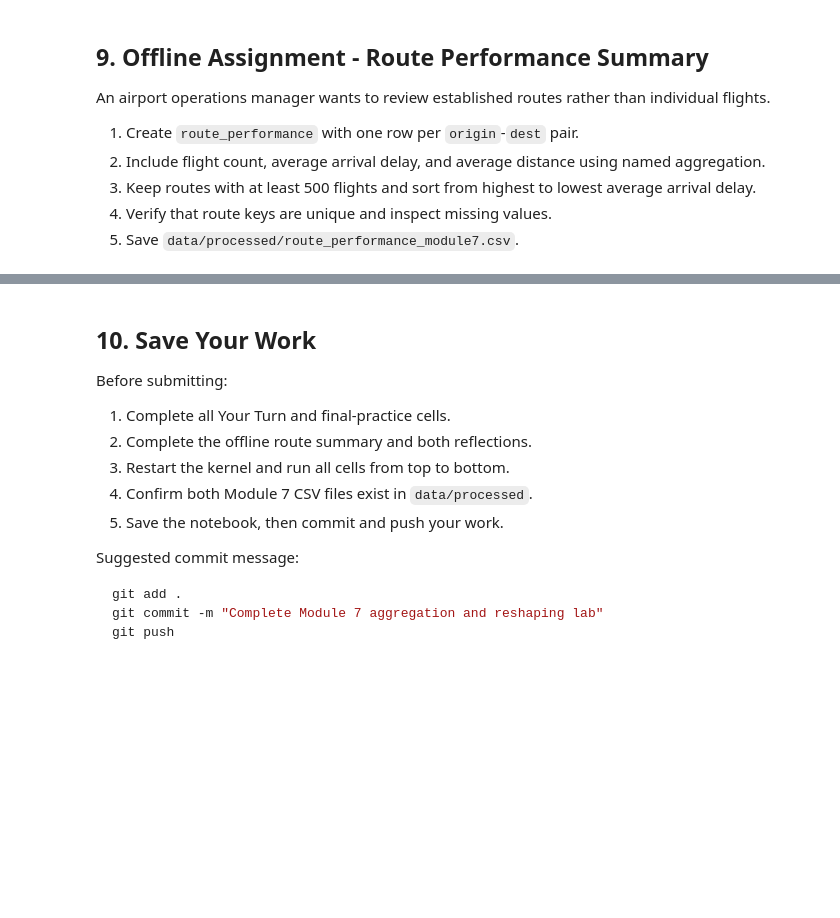
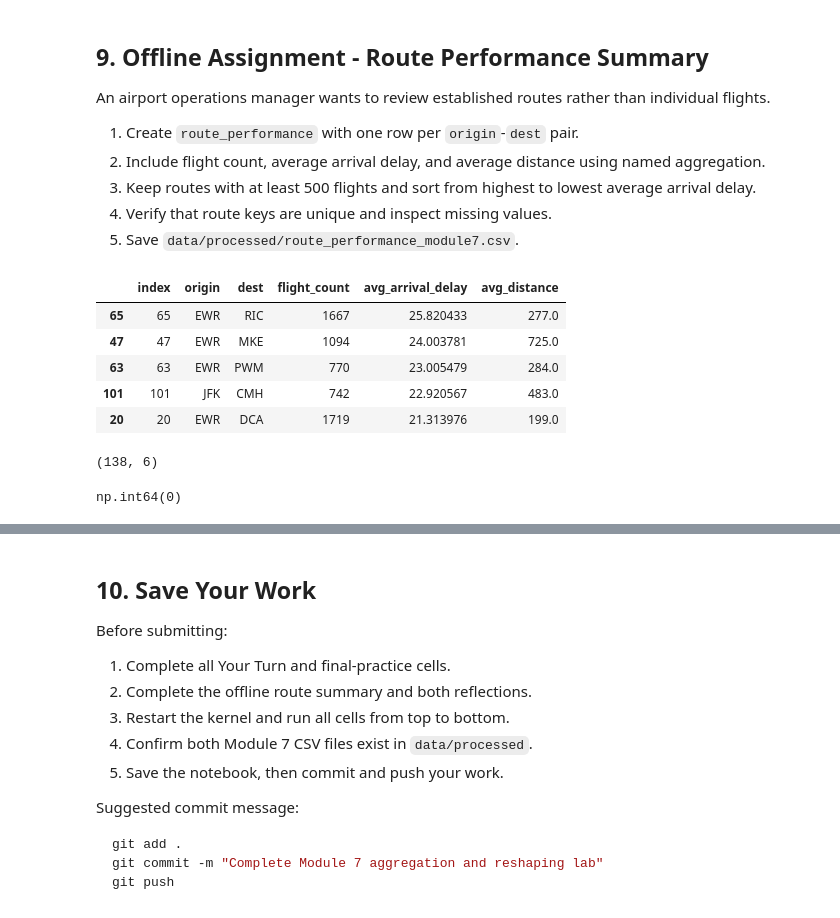
Before and after one commit to Ksandys22/BAN6003-WEEK7-8, a Jupyter notebook: notebooks/module7_aggregation_reshaping_guided_lab.ipynb, the cells around one changed output, grey strips where cells are left out. Saved outputs shown, nothing was run; the diff lists cells and outputs as text; code cells hidden in the pictures; blank space fills up the shorter version.

```diff
--- a/notebooks/module7_aggregation_reshaping_guided_lab.ipynb
+++ b/notebooks/module7_aggregation_reshaping_guided_lab.ipynb
@@ -666,8 +752,31 @@ An airport operations manager wants to review established routes rather than ind
 # %%
 # Offline Assignment - Your code here
 # Suggested sequence:
 # 1. Start with flights.groupby(["origin", "dest"], as_index=False).agg(...).
 # 2. Use named aggregation for the three requested measures.
 # 3. Filter flight_count, sort avg_arrival_delay, and reset the index.
 # 4. Check duplicate keys and missing values before calling .to_csv().
 # Build, validate, display, and save route_performance.
+
+route_performance = flights.groupby(["origin", "dest"], as_index=False).agg(
+    flight_count=("flight", "count"),
+    avg_arrival_delay=("arr_delay", "mean"),
+    avg_distance = ("distance", "mean")
+).reset_index().query("flight_count >= 500").sort_values("avg_arrival_delay", ascending=False)
+
+route_performance.head()
+# %% [output]
+|  | index | origin | dest | flight_count | avg_arrival_delay | avg_distance |
+| 65 | 65 | EWR | RIC | 1667 | 25.820433 | 277.0 |
+| 47 | 47 | EWR | MKE | 1094 | 24.003781 | 725.0 |
+| 63 | 63 | EWR | PWM | 770 | 23.005479 | 284.0 |
+| 101 | 101 | JFK | CMH | 742 | 22.920567 | 483.0 |
+| 20 | 20 | EWR | DCA | 1719 | 21.313976 | 199.0 |
+# %%
+route_performance.shape
+# %% [output]
+(138, 6)
+# %%
+route_performance[["origin","dest"]].duplicated().sum()
+# %% [output]
+np.int64(0)
```
Also changed, not shown: parts of 17 cells of this notebook.
